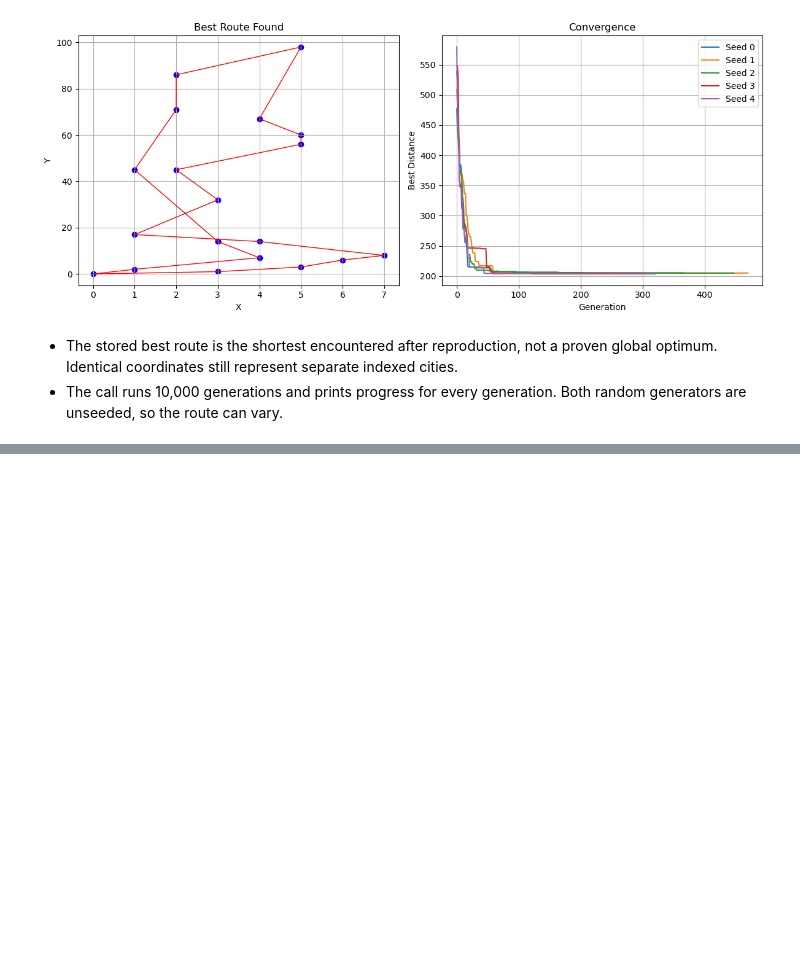
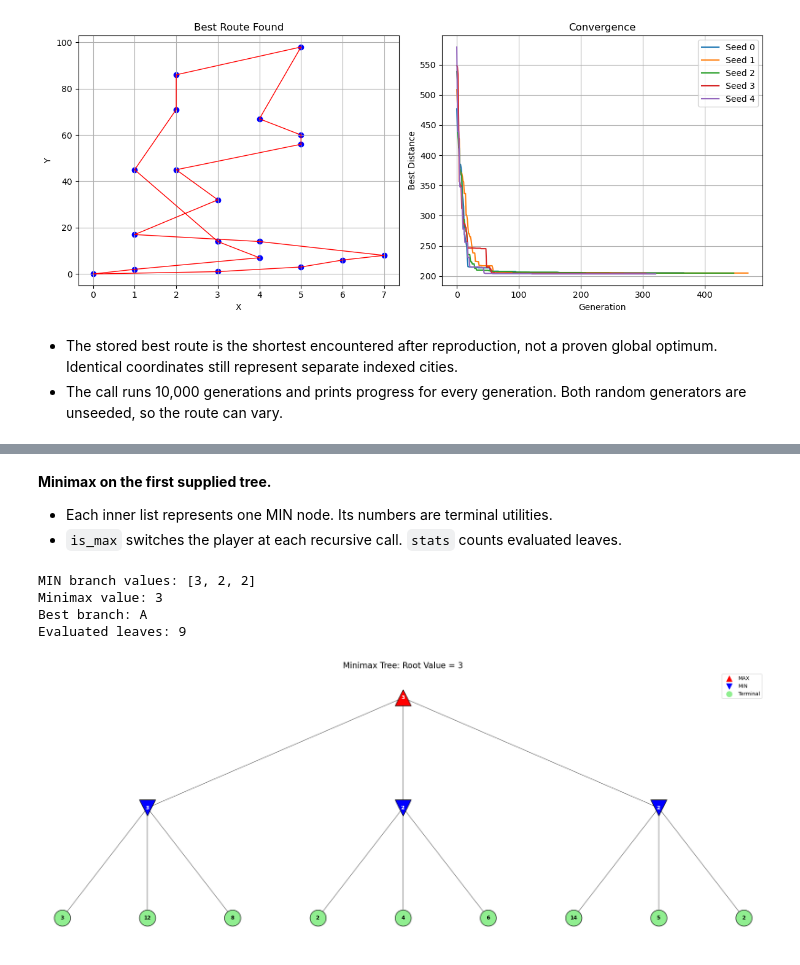
Before and after one commit to jalil-piran/AI, a Jupyter notebook: AI_2026.ipynb, the cells around one changed output, grey strips where cells are left out. Saved outputs shown, nothing was run; the diff lists cells and outputs as text; code cells hidden in the pictures; blank space fills up the shorter version.

```diff
--- a/AI_2026.ipynb
+++ b/AI_2026.ipynb
@@ -1867,0 +1904,76 @@ Best distance found: 203.5911
+# %% [markdown]
+**Minimax on the first supplied tree.**
+
+* Each inner list represents one MIN node. Its numbers are terminal utilities.
+* `is_max` switches the player at each recursive call. `stats` counts evaluated leaves.
+# %%
+import matplotlib.pyplot as plt
+
+#tree = [[3, 5], [2, 9]]
+#tree = [[5, 9, 1], [4, 6, 7], [3, 8, 2]]
+tree = [[3, 12, 8], [2, 4, 6], [14, 5, 2]]
+#tree = [[3, 12, 8, 2], [2, 4, 6, 1], [14, 5, 2, 3]]
+
+
+def minimax(node, is_max=True, stats=None):
+    if not isinstance(node, list):
+        if stats is not None:
+            stats["leaves"] += 1
+        return node
+    values = [minimax(child, not is_max, stats) for child in node]
+    return max(values) if is_max else min(values)
+
+stats = {"leaves": 0}
+branch_values = [minimax(branch, False) for branch in tree]
+value = minimax(tree, stats=stats)
+move = branch_values.index(value)
+
+print("MIN branch values:", branch_values)
+print("Minimax value:", value)
+print("Best branch:", "ABC"[move])
+print("Evaluated leaves:", stats["leaves"])
+
+fig, ax = plt.subplots(figsize=(20, 8))
+leaf_position = [0]
+
+def plot_tree(node, depth=0):
+    if not isinstance(node, list):
+        x = leaf_position[0]
+        leaf_position[0] += 1
+        value, marker, color = node, "o", "lightgreen"
+    else:
+        children = [plot_tree(child, depth + 1) for child in node]
+        x = sum(child[0] for child in children) / len(children)
+        is_max = depth % 2 == 0
+        values = [child[1] for child in children]
+        value = max(values) if is_max else min(values)
+        marker, color = ("^", "red") if is_max else ("v", "blue")
+
+        for child_x, _ in children:
+            ax.plot([x, child_x], [-depth, -depth - 1],
+                    color="gray", linewidth=1.2, zorder=1)
+
+    ax.scatter(x, -depth, marker=marker, s=1000,
+               color=color, edgecolor="black", zorder=2)
+    ax.text(x, -depth, str(value), ha="center", va="center",
+            color="black" if marker == "o" else "white",
+            fontsize=10, fontweight="bold", zorder=3)
+    return x, value
+
+_, root_value = plot_tree(tree)
+
+ax.scatter([], [], marker="^", color="red", s=120, label="MAX")
+ax.scatter([], [], marker="v", color="blue", s=120, label="MIN")
+ax.scatter([], [], marker="o", color="lightgreen", s=120, label="Terminal")
+
+ax.set_title(f"Minimax Tree: Root Value = {root_value}", fontsize=16)
+ax.legend(loc="upper right")
+ax.margins(x=0.03, y=0.12)
+ax.axis("off")
+plt.tight_layout()
+# %% [output]
+MIN branch values: [3, 2, 2]
+Minimax value: 3
+Best branch: A
+Evaluated leaves: 9
+[figure, added]
```
Also changed, not shown: parts of 25 cells of this notebook.
